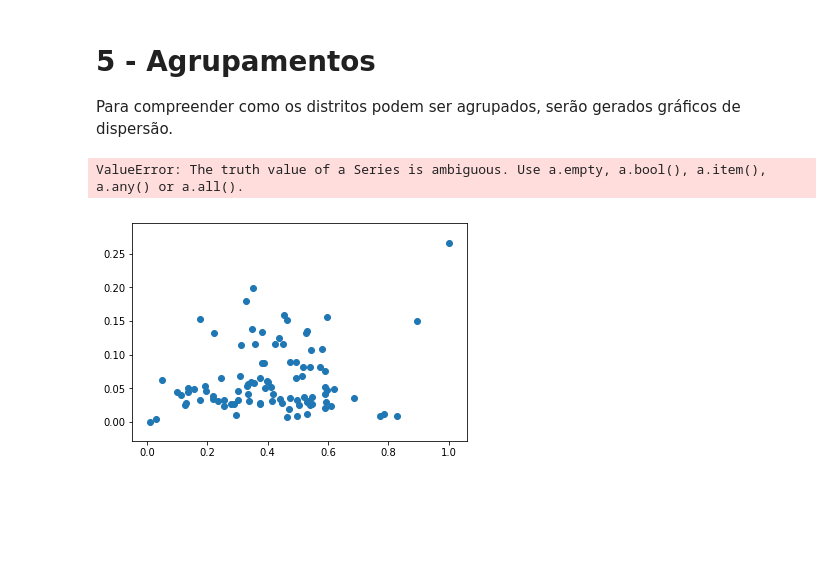
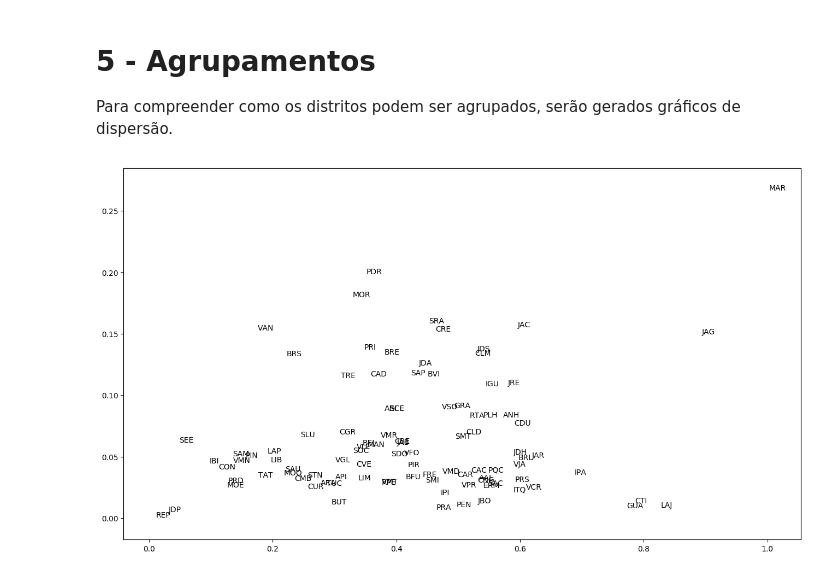
Before and after one commit to lsflp/MAC0213, a Jupyter notebook: Analises/5-agrupamentos.ipynb, the cells around one changed output. Cells and saved outputs as stored; diff of their text form; code cells hidden in the pictures; blank space fills up the shorter version.

```diff
--- a/Analises/5-agrupamentos.ipynb
+++ b/Analises/5-agrupamentos.ipynb
@@ -5,15 +5,17 @@ Para compreender como os distritos podem ser agrupados, serão gerados gráficos
 # %%
 import pandas as pd
 import matplotlib.pyplot as plt
+from pylab import rcParams
+
+rcParams['figure.figsize'] = 16, 9
+rcParams['figure.dpi'] = 100
 
 dados_educ_pop = pd.read_csv('dados/dados_educ_pop.csv', sep = ',')
 dados_educ_pop = dados_educ_pop[dados_educ_pop['MES_ANO_REF'] == 'dez-17']
 
-fig, ax = plt.subplots()
-ax.scatter(dados_educ_pop['MAT_CRECHE']/dados_educ_pop['TOTAL'], dados_educ_pop['DEM_CRECHE']/dados_educ_pop['TOTAL'])
+plt.scatter(dados_educ_pop['MAT_CRECHE']/dados_educ_pop['TOTAL'], dados_educ_pop['DEM_CRECHE']/dados_educ_pop['TOTAL'], color='')
 
 for i in dados_educ_pop.index:
-    ax.annotate(dados_educ_pop['SIGLA_DIST'], (dados_educ_pop.at[i, 'MAT_CRECHE'], dados_educ_pop.at[i, 'DEM_CRECHE']))
+    plt.annotate(dados_educ_pop.at[i, 'SIGLA_DIST'], (dados_educ_pop.at[i, 'MAT_CRECHE']/dados_educ_pop.at[i, 'TOTAL'], dados_educ_pop.at[i, 'DEM_CRECHE']/dados_educ_pop.at[i, 'TOTAL']))
 # %% [output]
-ValueError: The truth value of a Series is ambiguous. Use a.empty, a.bool(), a.item(), a.any() or a.all().
-[figure, old version]
+[figure, new version]
```
Also changed, not shown: 1 other file.
